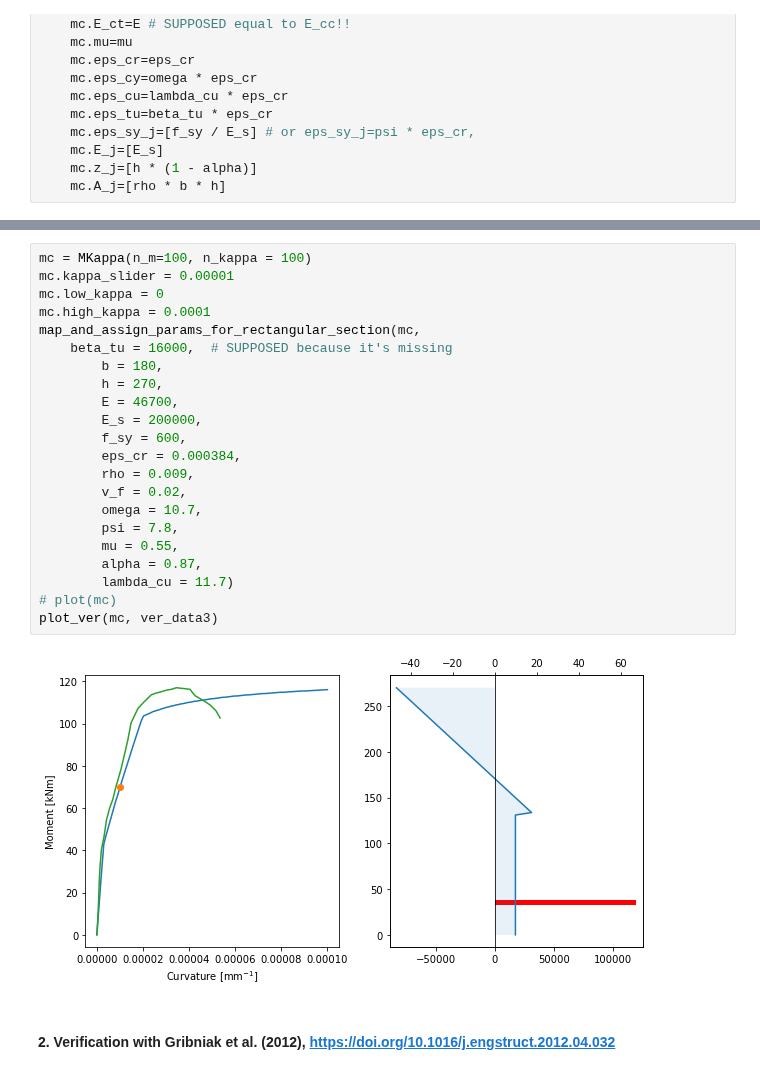
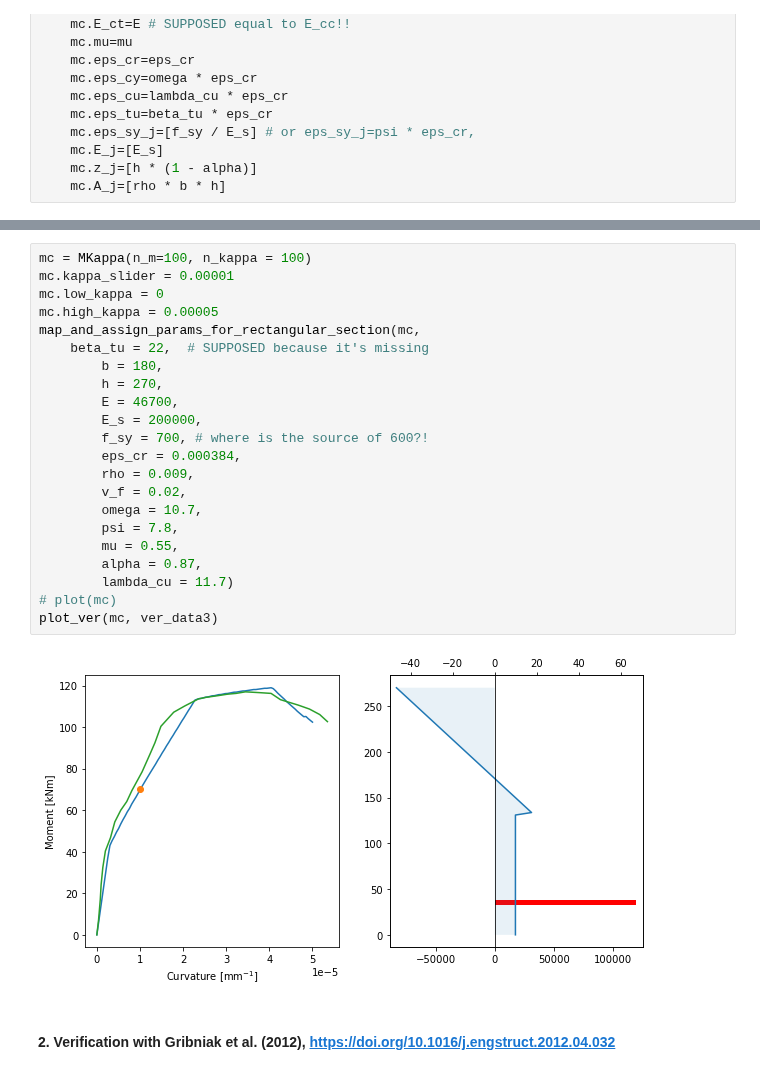
Before and after one commit to rosoba/bmcs_cross_section, a Jupyter notebook: bmcs_cross_section/mkappa/mkappa.ipynb, the cells around one changed output, grey strips where cells are left out. Saved outputs shown, nothing was run; the diff lists cells and outputs as text.

```diff
--- a/bmcs_cross_section/mkappa/mkappa.ipynb
+++ b/bmcs_cross_section/mkappa/mkappa.ipynb
@@ -123,27 +123,27 @@ plot_ver(mc, ver_data1)
 # %%
 mc = MKappa(n_m=100, n_kappa = 100)
 mc.kappa_slider = 0.00001
 mc.low_kappa = 0
-mc.high_kappa = 0.0001
+mc.high_kappa = 0.00005
 map_and_assign_params_for_rectangular_section(mc,
-    beta_tu = 16000,  # SUPPOSED because it's missing
+    beta_tu = 22,  # SUPPOSED because it's missing
         b = 180,
         h = 270,
         E = 46700,
         E_s = 200000,
-        f_sy = 600,
+        f_sy = 700, # where is the source of 600?!
         eps_cr = 0.000384,
         rho = 0.009,
         v_f = 0.02,
         omega = 10.7,
         psi = 7.8,
         mu = 0.55,
         alpha = 0.87,
         lambda_cu = 11.7)
 # plot(mc)
 plot_ver(mc, ver_data3)
 # %% [output]
-[figure, old version]
+[figure, new version]
 # %% [markdown]
 #### 2. Verification with Gribniak et al. (2012), https://doi.org/10.1016/j.engstruct.2012.04.032
 ![image.png](attachment:image.png)
```
Also changed, not shown: parts of 20 cells of this notebook.
